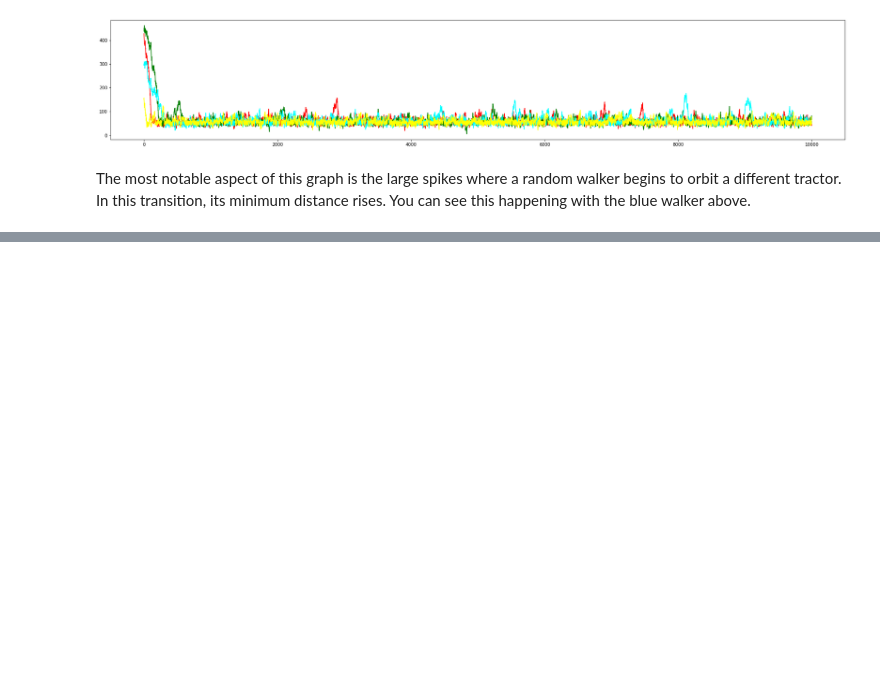
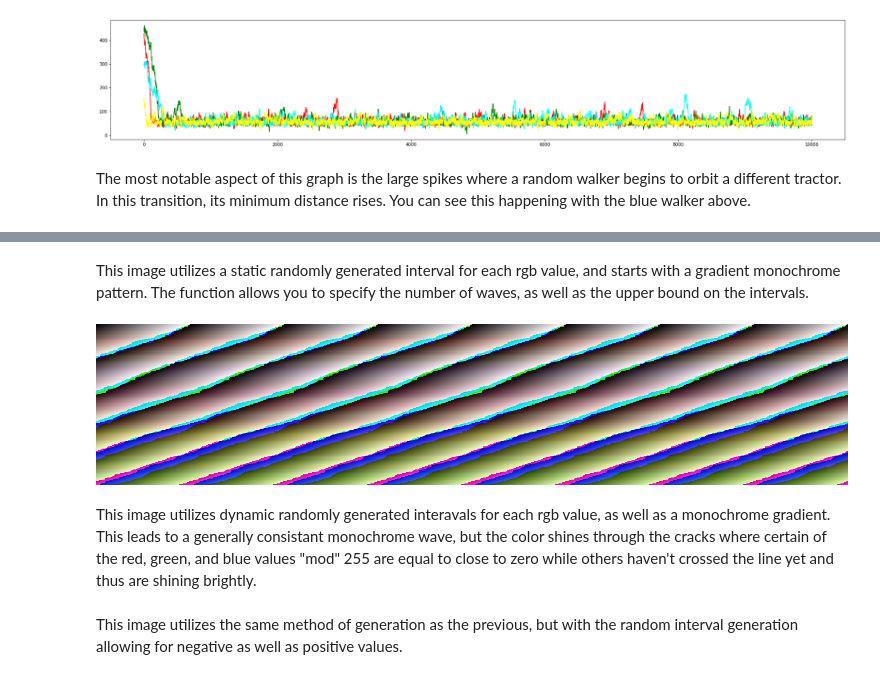
Before and after one commit to ethancma/the-random-walk, a Jupyter notebook: main.ipynb, the cells around one changed output, grey strips where cells are left out. Saved outputs shown, nothing was run; the diff lists cells and outputs as text; code cells hidden in the pictures; blank space fills up the shorter version.

```diff
--- a/main.ipynb
+++ b/main.ipynb
@@ -148,0 +174,19 @@ The most notable aspect of this graph is the large spikes where a random walker
+# %% [markdown]
+This image utilizes a static randomly generated interval for each rgb value, and starts with a gradient monochrome pattern. The function allows you to specify the number of waves, as well as the upper bound on the intervals.
+# %%
+def rand_waves(width = 300, height = 300, w = 5, r = 10):
+  xlist = np.linspace(0, 255, width)*w % 255
+  pixels = np.zeros((height, width, 3))
+  pixels[0,:,0] = xlist
+  pixels[0,:,1] = xlist
+  pixels[0,:,2] = xlist
+  for i in range(1, height):
+    pixels[i, :, 0] = np.random.randint(0, r)+pixels[i-1, :, 0] % 255
+    pixels[i, :, 1] = np.random.randint(0, r)+pixels[i-1, :, 1] % 255
+    pixels[i, :, 2] = np.random.randint(0, r)+pixels[i-1, :, 2] % 255
+  display(Image.fromarray(pixels.astype(np.uint8)))
+rand_waves(1400, 300, 8, 10)
+# %% [output]
+[figure, added]
+# %% [markdown]
+This image utilizes dynamic randomly generated interavals for each rgb value, as well as a monochrome gradient. This leads to a generally consistant monochrome wave, but the color shines through the cracks where certain of the red, green, and blue values "mod" 255 are equal to close to zero while others haven't crossed the line yet and thus are shining brightly.
@@ -148,0 +207,2 @@ The most notable aspect of this graph is the large spikes where a random walker
+# %% [markdown]
+This image utilizes the same method of generation as the previous, but with the random interval generation allowing for negative as well as positive values.
```
Also changed, not shown: parts of 4 cells of this notebook.
